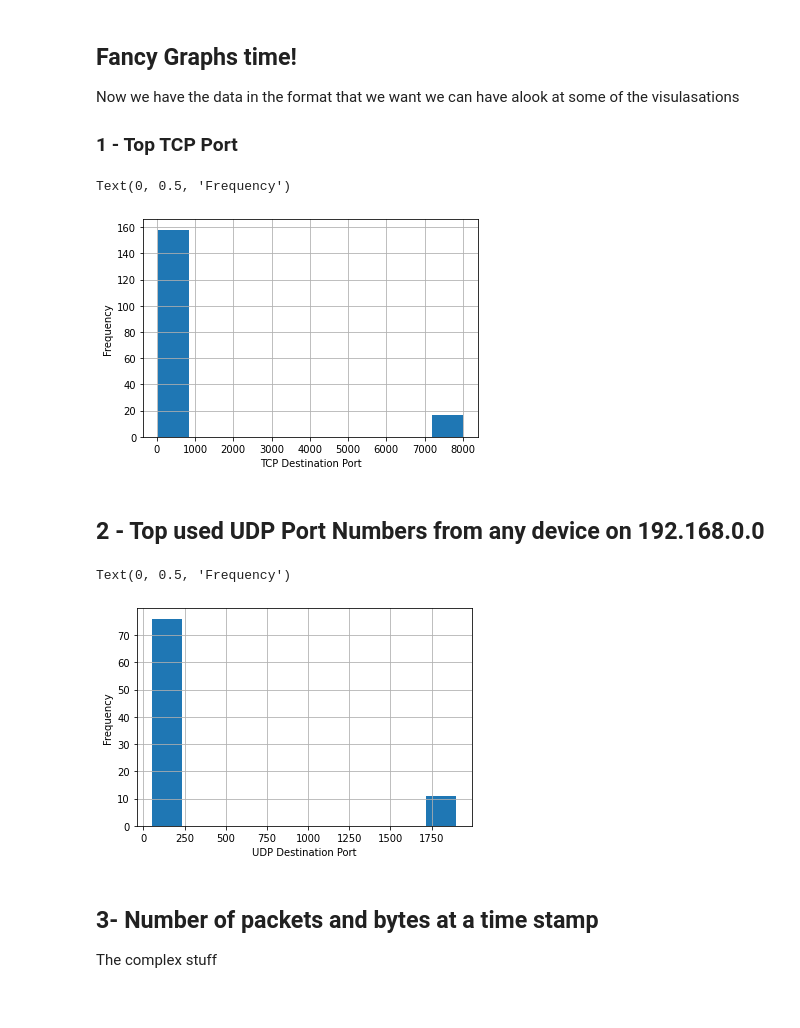
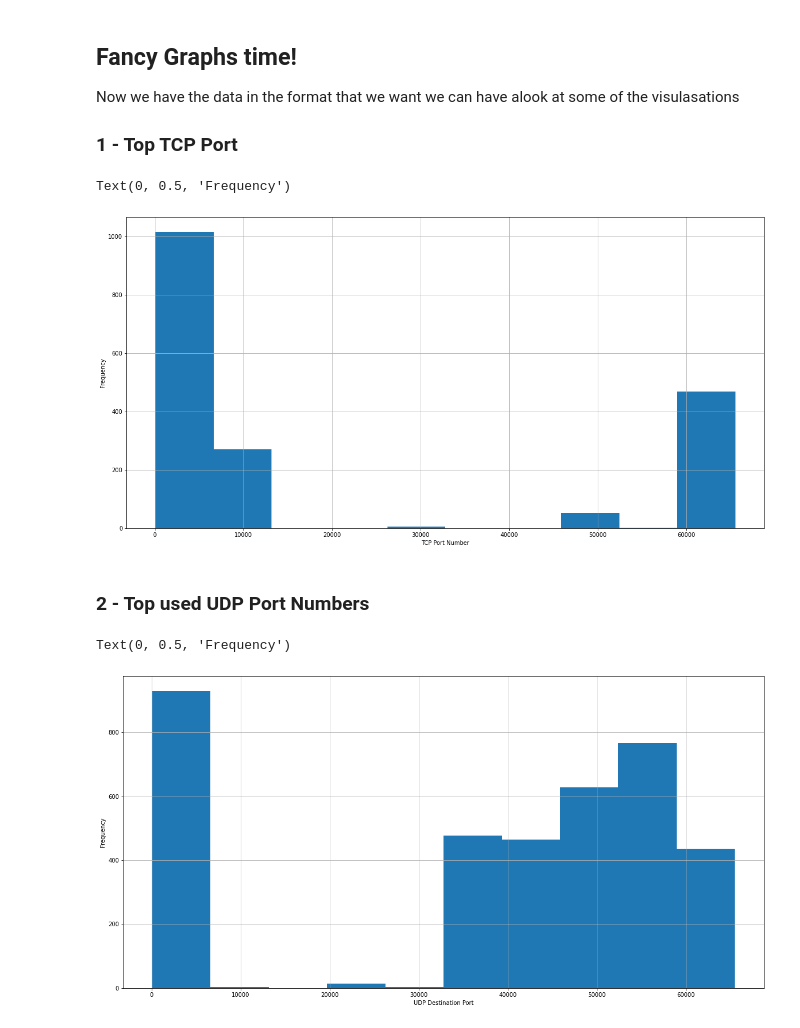
Before and after one commit to JakeNTech/TTDS_DataScience_Project, a Jupyter notebook: Notebook.ipynb, the cells around one changed output. Saved outputs shown, nothing was run; the diff lists cells and outputs as text; code cells hidden in the pictures.

Commit message:
Progress
- The graphs are all near complete
- New data!

```diff
--- a/Notebook.ipynb
+++ b/Notebook.ipynb
@@ -29,0 +17,4 @@ Although we have the netflow data it's not quite in the format that we want it i
+# %%
+flow_data = pd.read_csv("./Data/data.csv", delimiter=',')
+five_minute_chunk_data = pd.read_csv("./Data/traffic_5minutes.csv",delimiter=",")
+print("All data open!")
@@ -30,12 +26,12 @@ Although we have the netflow data it's not quite in the format that we want it i
 # %%
-sanatised_internal = internal.to_numpy()
-for i in range(0,len(sanatised_internal)):
-    # change Bytes to KiloBytes
-    sanatised_internal[i][6] = sanatised_internal[i][6]/1000
+# Main CSV file
+sanatised_flow_data = flow_data.to_numpy()
+for i in range(0,len(sanatised_flow_data)):
     # Extract the HH:MM:SS:fff and replace the data in the sensor column
-    sanatised_internal[i][11] = sanatised_internal[i][10].split("T")[1]
+    sanatised_flow_data[i][11] = sanatised_flow_data[i][10].split("T")[1].split(".")[0].split(':')
 # convert Numpy Array back to Panads Data
-sanatised_internal = pd.DataFrame(sanatised_internal,columns=["sIP","dIP","sPort","dPort","protocol","packets","Kilobytes","flags","stime","duration","eTime","TimeStamp"])
-sanatised_internal = sanatised_internal.sort_values("TimeStamp")
-sanatised_internal.head(5)
+sanatised_flow_data = pd.DataFrame(sanatised_flow_data,columns=["sIP","dIP","sPort","dPort","protocol","packets","Bytes","flags","stime","duration","eTime","TimeStamp"])
+sanatised_flow_data = sanatised_flow_data.sort_values("TimeStamp")
+#flow_data.head(5)
+print("Sanitised Main CSV File")
 # %% [output]
@@ -51,22 +53,19 @@ Now we have the data in the format that we want we can have alook at some of the
 ### 1 - Top TCP Port
 # %%
 #plt.hist(internal[internal["protocol"]=="6"]["dPort"])
-sanatised_internal.loc[sanatised_internal["protocol"] == 6]['dPort'].hist()
-plt.xlabel('TCP Destination Port')
+sanatised_flow_data.loc[sanatised_flow_data["protocol"] == 6]['sPort'].hist()
+plt.xlabel('TCP Port Number')
 plt.ylabel('Frequency')
 # %% [output]
 Text(0, 0.5, 'Frequency')
-[figure, old version]
+[figure, new version]
 # %% [markdown]
-## 2 - Top used UDP Port Numbers from any device on 192.168.0.0
+### 2 - Top used UDP Port Numbers
 # %%
 #plt.hist(internal[internal["protocol"]=="6"]["dPort"])
-sanatised_internal.loc[sanatised_internal["protocol"] == 17]['dPort'].hist()
+sanatised_flow_data.loc[sanatised_flow_data["protocol"] == 17]['sPort'].hist()
 plt.xlabel('UDP Destination Port')
 plt.ylabel('Frequency')
 # %% [output]
 Text(0, 0.5, 'Frequency')
-[figure, old version]
+[figure, new version]
-# %% [markdown]
-## 3- Number of packets and bytes at a time stamp
-The complex stuff
```
Also changed, not shown: parts of 16 cells of this notebook, 2 other files.
